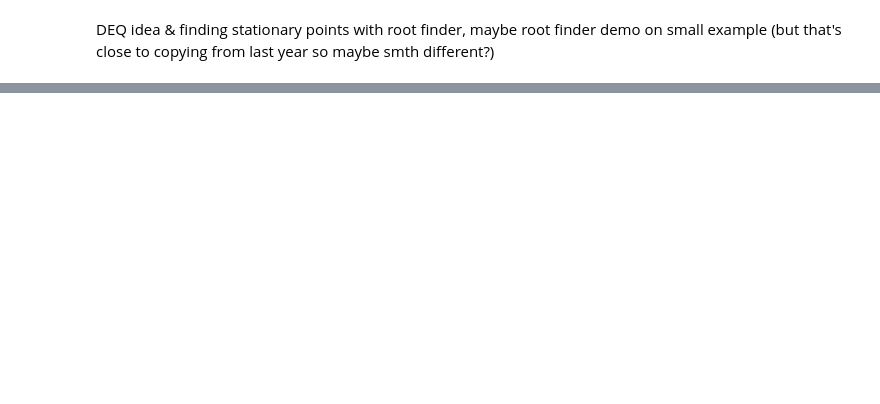
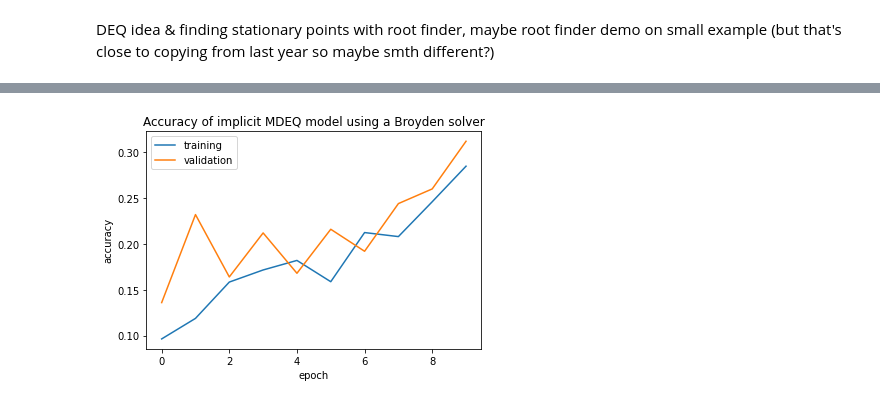
Before and after one commit to adamoyoung/deq-colab, a Jupyter notebook: deq-colab.ipynb, the cells around one changed output, grey strips where cells are left out. Drawn from its saved outputs; the diff is of its cells as text; code cells hidden in the pictures; blank space fills up the shorter version.

```diff
--- a/deq-colab.ipynb
+++ b/deq-colab.ipynb
@@ -792,7 +777,6 @@ def predict(images,labels,encoder,decoder,deqff,all_weights):
 def transform(image, label, num_classes=10):
     image = jnp.float32(image) / 255.
     image = np.expand_dims(image, -1)
-    # image = np.tile(image, (1,1,1,24))
     label = jnp.array(label)
     return image, label
 
@@ -800,12 +784,11 @@ def load_data():
     test_ds = torchvision.datasets.MNIST(root="data", train=False,download=True)
     train_ds = torchvision.datasets.MNIST(root="data", train=True,download=True)
 
-    train_images, train_labels = transform(train_ds.data[:5000], train_ds.targets[:5000])
-    test_images, test_labels = transform(test_ds.data[:500], test_ds.targets[:500])
-    # train_images, train_labels = transform(train_ds.data, train_ds.targets)
-    # test_images, test_labels = transform(test_ds.data, test_ds.targets)
-    print(f"MUM TRAINING IMAGES:::{train_images.shape[0]}")
-    print(f"MUM TEST IMAGES:::{test_images.shape[0]}")
+    train_images, train_labels = transform(train_ds.data[:2500], train_ds.targets[:2500])
+    test_images, test_labels = transform(test_ds.data[:250], test_ds.targets[:250])
+
+    print(f"NUM TRAINING IMAGES:::{train_images.shape[0]}")
+    print(f"NUM TEST IMAGES:::{test_images.shape[0]}")
 
     return train_images, train_labels, test_images, test_labels
 # %%
@@ -992,0 +986,17 @@ TRAINING MODE:::implicit
+# %%
+#@title Accuracy curves of implicit MDEQ model using a Broyden solver
+
+# create data
+train_acc_broyden = broyden_results['train_acc_vals']
+val_acc_broyden = broyden_results['val_acc_vals']
+
+# plot lines
+plt.plot(epochs, train_acc_broyden, label = "training")
+plt.plot(epochs, val_acc_broyden, label = "validation")
+plt.xlabel("epoch")
+plt.ylabel("accuracy")
+plt.title("Accuracy of implicit MDEQ model using a Broyden solver")
+plt.legend()
+plt.show()
+# %% [output]
+[figure, added]
```
Also changed, not shown: parts of 31 cells of this notebook.
